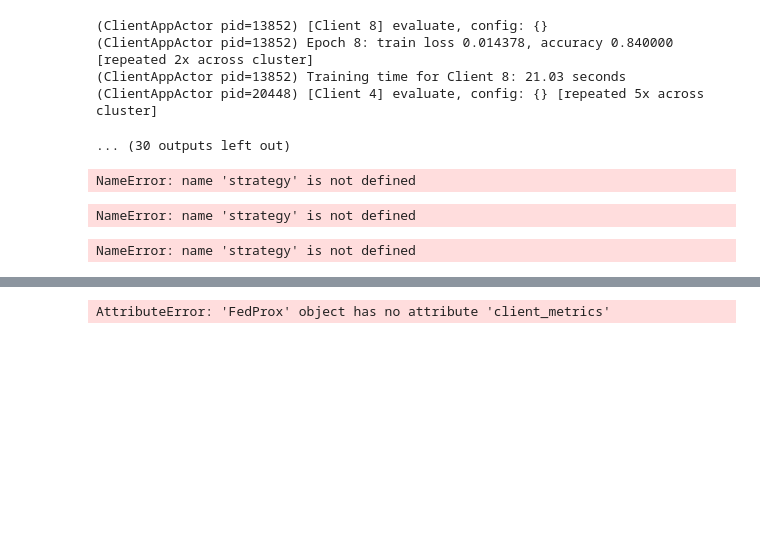
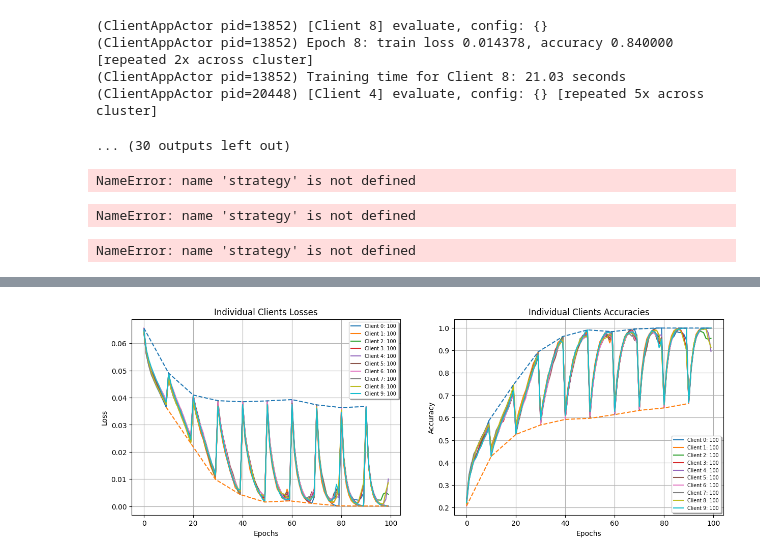
Before and after one commit to vipulhld001/flower, a Jupyter notebook: MyStrat/ftatime FEDPROX.ipynb, the cells around one changed output, grey strips where cells are left out. Cells and saved outputs as stored; diff of their text form; code cells hidden in the pictures; blank space fills up the shorter version.

```diff
--- a/MyStrat/ftatime FEDPROX.ipynb
+++ b/MyStrat/ftatime FEDPROX.ipynb
@@ -809,7 +853,7 @@ def plot_metricss(client_metrics, rounds: int = 10):
     for cid in client_ids:
         epochs = [metric.epoch for metric in client_metrics[cid]]
         losses = [metric.loss for metric in client_metrics[cid]]
-        axs[0].plot(epochs, losses,label=f"Client {cid}: {len(strategy_fed_avg.client_metrics[cid])}")
+        axs[0].plot(epochs, losses,label=f"Client {cid}: {len(strategy_fed_prox.client_metrics[cid])}")
 
     max_epochs = [round_max[0] for round_max in round_max_losses]
     max_losses = [round_max[1] for round_max in round_max_losses]
@@ -847,7 +891,7 @@ def plot_metricss(client_metrics, rounds: int = 10):
 
 #plot_metrics(strategy.client_metrics)
 # %%
-plot_metricss(strategy_fed_avg.client_metrics)
+plot_metricss(strategy_fed_prox.client_metrics)
 # %% [output]
-AttributeError: 'FedProx' object has no attribute 'client_metrics'
+[figure, added]
 # %%
```
Also changed, not shown: parts of 5 cells of this notebook.
